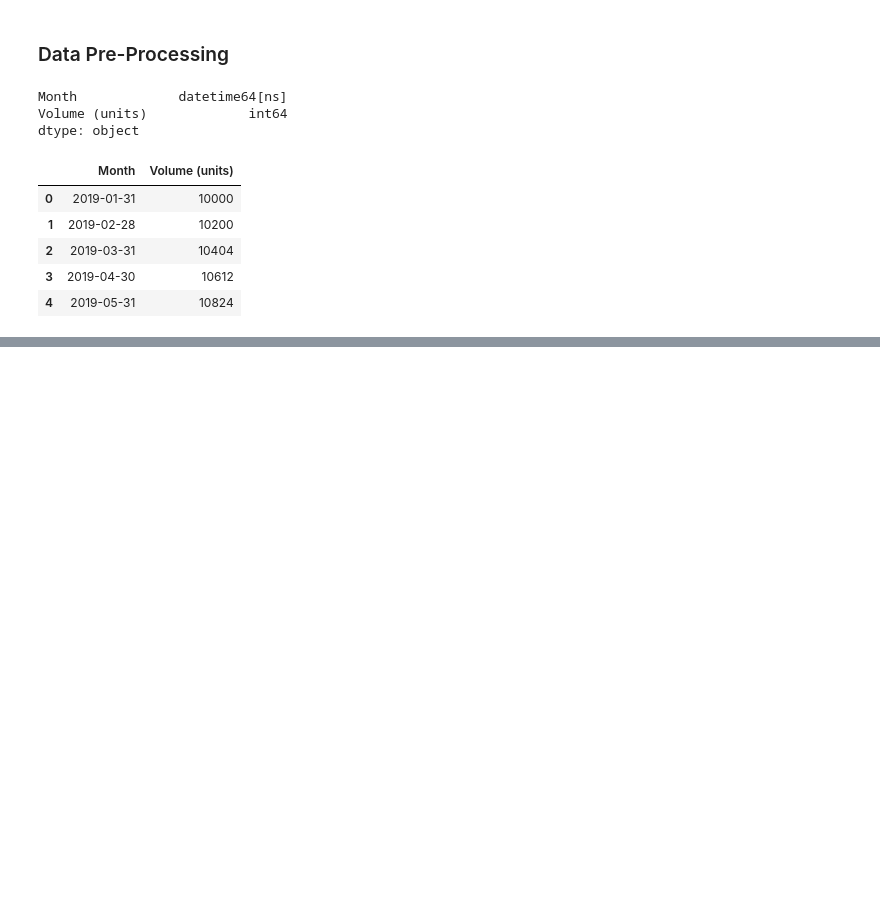
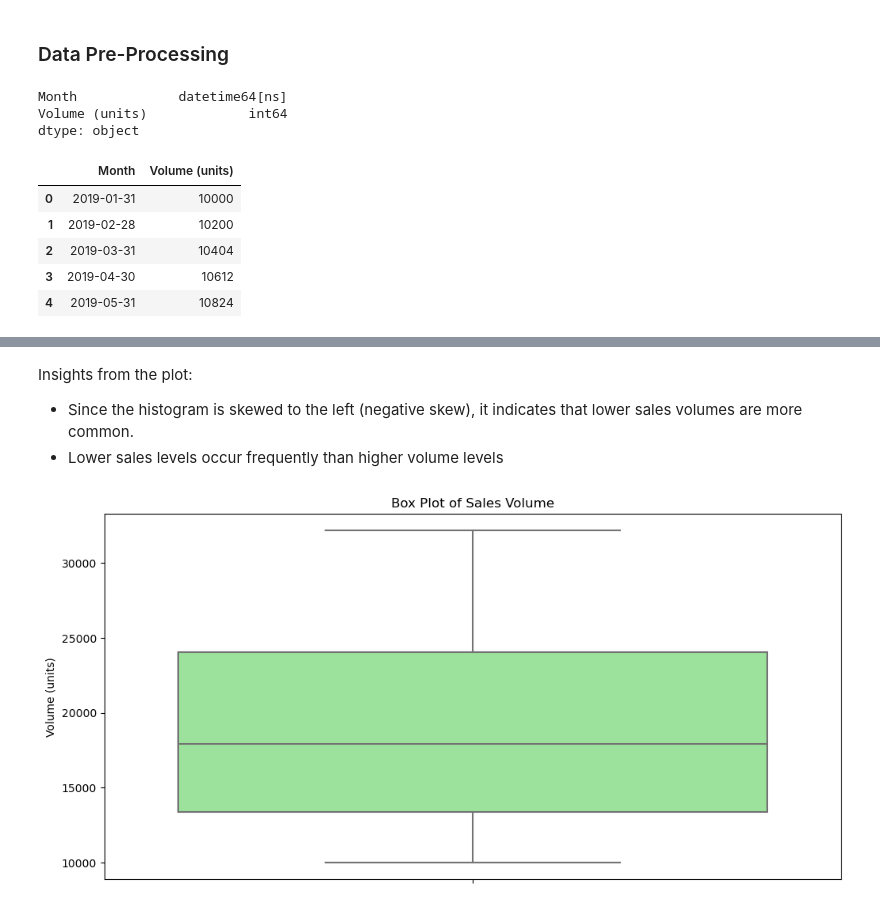
Before and after one commit to Gabriel-Dee/Revenue-Maximization-Credable, a Jupyter notebook: Revenue_maximization.ipynb, the cells around one changed output, grey strips where cells are left out. Saved outputs shown, nothing was run; the diff lists cells and outputs as text; code cells hidden in the pictures; blank space fills up the shorter version.

```diff
--- a/Revenue_maximization.ipynb
+++ b/Revenue_maximization.ipynb
@@ -112,0 +161,12 @@ df.head()
+# %% [markdown]
+Insights from the plot:
+- Since the histogram is skewed to the left (negative skew), it indicates that lower sales volumes are more common.
+- Lower sales levels occur frequently than higher volume levels
+# %%
+# Box Plot of Sales Volume
+plt.figure(figsize=(12, 6))
+sns.boxplot(data=df, y='Volume (units)', color='lightgreen')
+plt.title('Box Plot of Sales Volume')
+plt.show()
+# %% [output]
+[figure, added]
```
Also changed, not shown: parts of 13 cells of this notebook, 1 other file.
